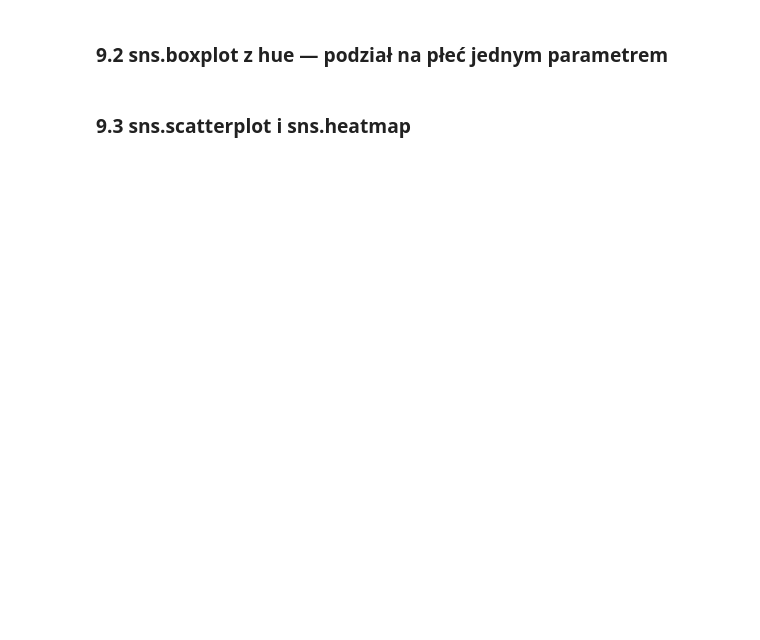
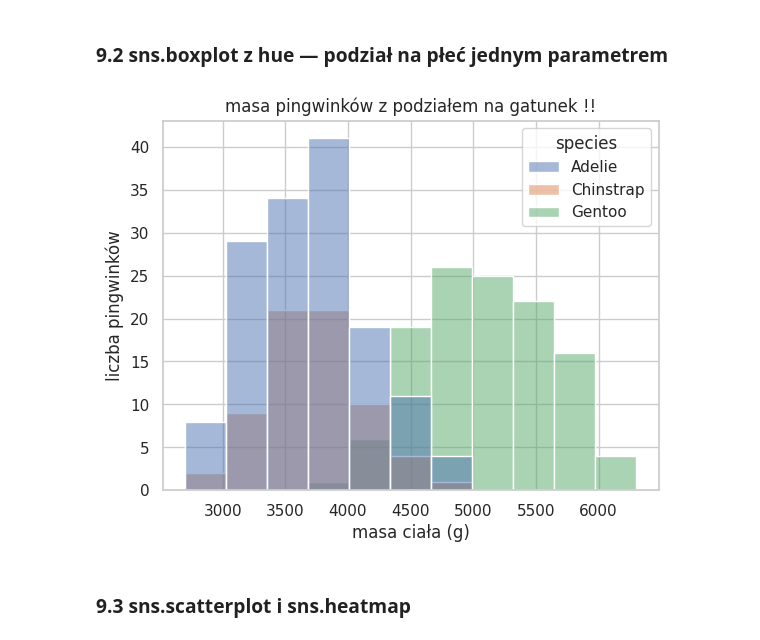
Before and after one commit to ligusoliwia/podstawy_programowania, a Jupyter notebook: SEM2/moduły_python/cwiczenia/cwiczenia_4.ipynb, the cells around one changed output. Cells and saved outputs as stored; diff of their text form; code cells hidden in the pictures; blank space fills up the shorter version.

```diff
--- a/SEM2/moduły_python/cwiczenia/cwiczenia_4.ipynb
+++ b/SEM2/moduły_python/cwiczenia/cwiczenia_4.ipynb
@@ -944,4 +952,12 @@ Seaborn gotowy!
 # %% [markdown]
 ### 9.2 sns.boxplot z hue — podział na płeć jednym parametrem
+# %%
+sns.histplot(data=ping, x='body_mass_g', hue='species')
+plt.xlabel("masa ciała (g)")
+plt.ylabel("liczba pingwinków")
+plt.title("masa pingwinków z podziałem na gatunek !!")
+plt.show()
+# %% [output]
+[figure, added]
 # %% [markdown]
 ### 9.3 sns.scatterplot i sns.heatmap
```
Also changed, not shown: parts of 7 cells of this notebook, 1 other file.
